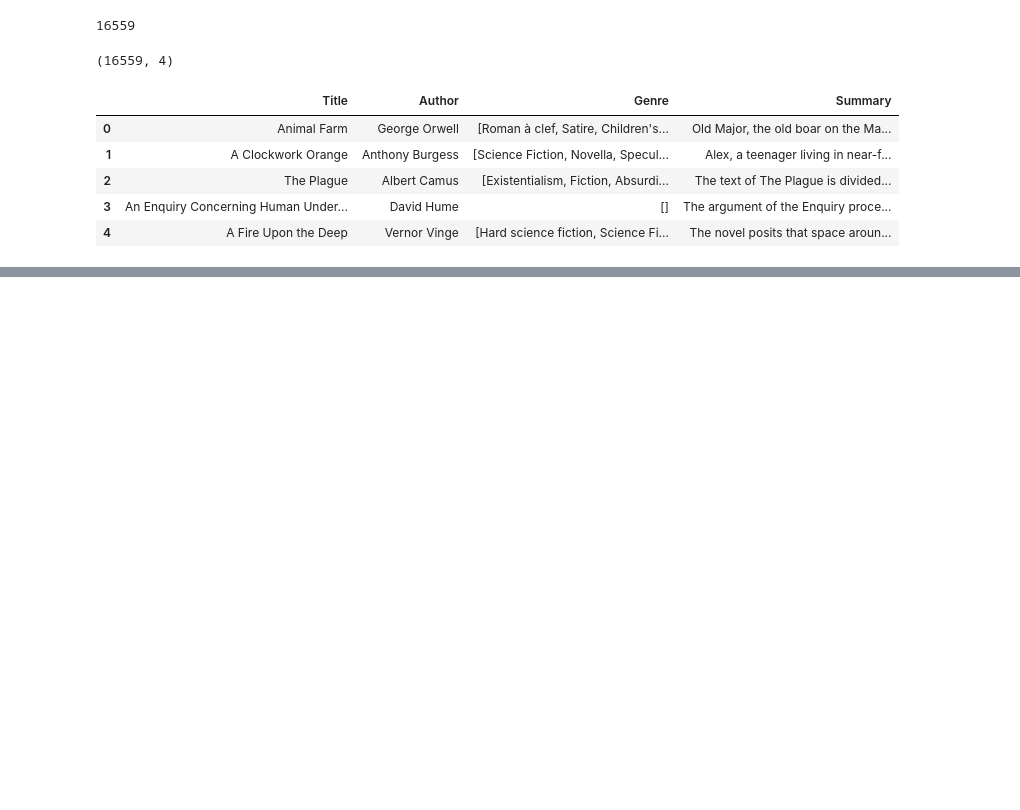
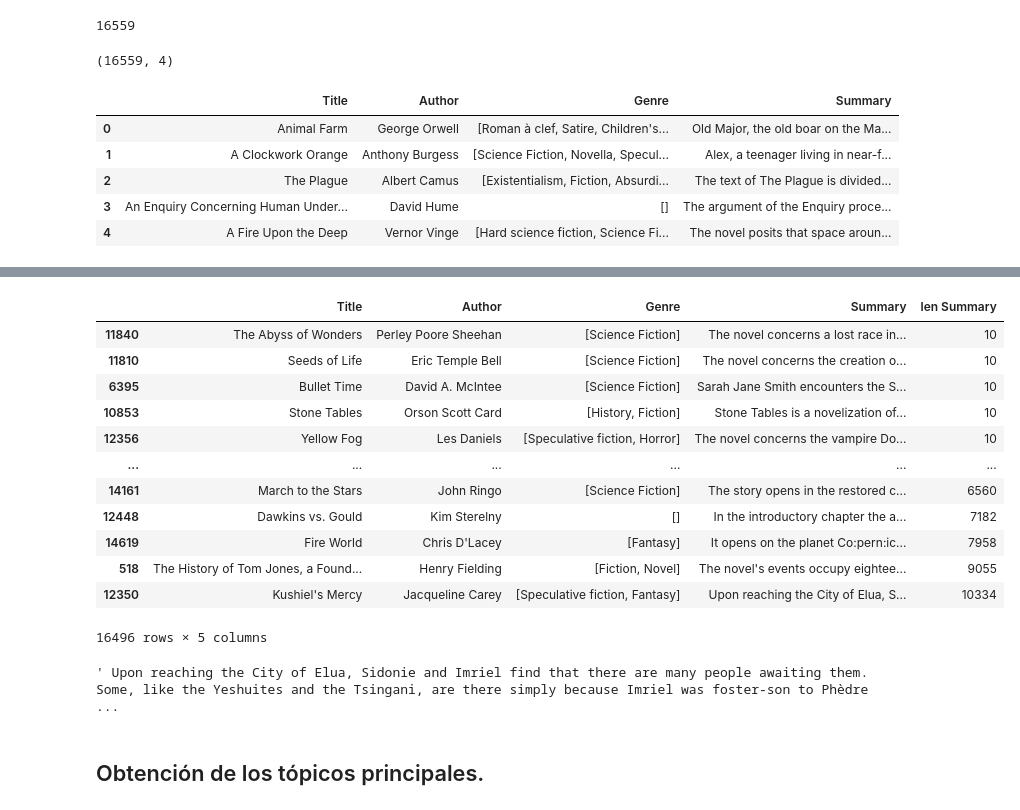
Before and after one commit to dannie-ml/Recommendation_Systema_LDA, a Jupyter notebook: Recomendacion_libros_LDA.ipynb, the cells around one changed output, grey strips where cells are left out. Saved outputs shown, nothing was run; the diff lists cells and outputs as text; code cells hidden in the pictures; blank space fills up the shorter version.

```diff
--- a/Recomendacion_libros_LDA.ipynb
+++ b/Recomendacion_libros_LDA.ipynb
@@ -95,0 +213,23 @@ df.head(5)
+# %%
+df = df[df['len Summary'] >= 10].copy().reset_index(drop = True)
+df.sort_values('len Summary')
+# %% [output]
+|  | Title | Author | Genre | Summary | len Summary |
+| 11840 | The Abyss of Wonders | Perley Poore Sheehan | [Science Fiction] | The novel concerns a lost race in... | 10 |
+| 11810 | Seeds of Life | Eric Temple Bell | [Science Fiction] | The novel concerns the creation o... | 10 |
+| 6395 | Bullet Time | David A. McIntee | [Science Fiction] | Sarah Jane Smith encounters the S... | 10 |
+| 10853 | Stone Tables | Orson Scott Card | [History, Fiction] | Stone Tables is a novelization of... | 10 |
+| 12356 | Yellow Fog | Les Daniels | [Speculative fiction, Horror] | The novel concerns the vampire Do... | 10 |
+| ... | ... | ... | ... | ... | ... |
+| 14161 | March to the Stars | John Ringo | [Science Fiction] | The story opens in the restored c... | 6560 |
+| 12448 | Dawkins vs. Gould | Kim Sterelny | [] | In the introductory chapter the a... | 7182 |
+| 14619 | Fire World | Chris D'Lacey | [Fantasy] | It opens on the planet Co:pern:ic... | 7958 |
+| 518 | The History of Tom Jones, a Found... | Henry Fielding | [Fiction, Novel] | The novel's events occupy eightee... | 9055 |
+| 12350 | Kushiel's Mercy | Jacqueline Carey | [Speculative fiction, Fantasy] | Upon reaching the City of Elua, S... | 10334 |
+16496 rows × 5 columns
+# %%
+df.loc[12350, 'Summary']
+# %% [output]
+' Upon reaching the City of Elua, Sidonie and Imriel find that there are many people awaiting them. Some, like the Yeshuites and the Tsingani, are there simply because Imriel was foster-son to Phèdre  ...
+# %% [markdown]
+## Obtención de los tópicos principales.
```
Also changed, not shown: parts of 13 cells of this notebook.
